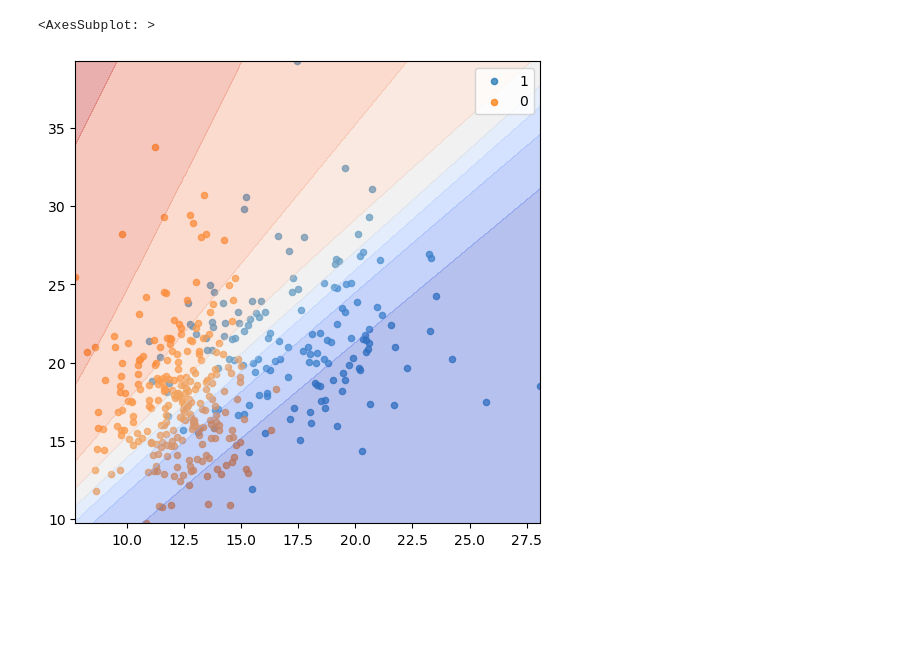
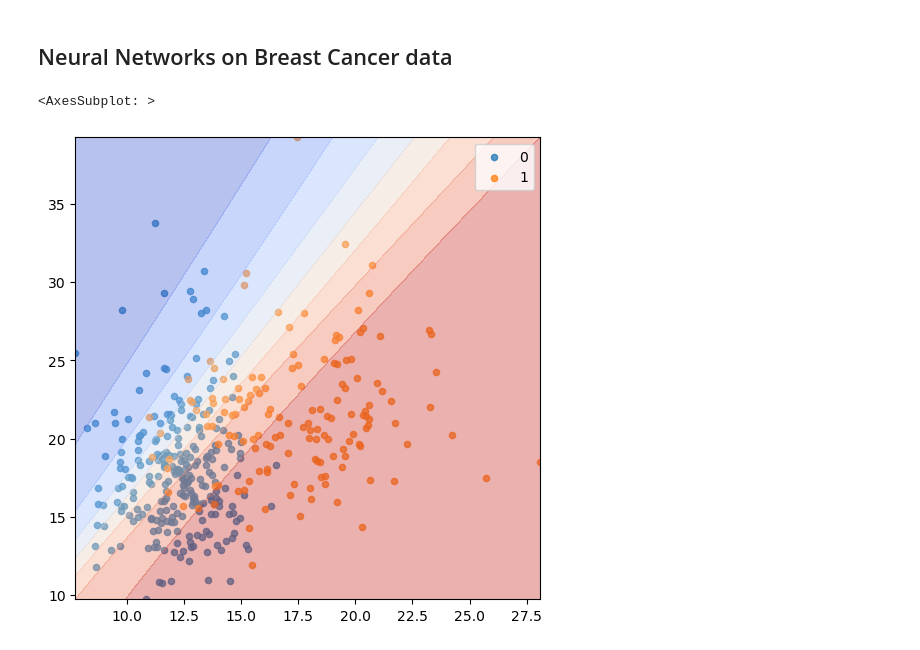
Before and after one commit to aaamini/torch-tut, a Jupyter notebook: W23/nn_basic.ipynb, the cells around one changed output. Cells and saved outputs as stored; diff of their text form; code cells hidden in the pictures; blank space fills up the shorter version.

Commit message:
update to plot_decision_level_sets

```diff
--- a/W23/nn_basic.ipynb
+++ b/W23/nn_basic.ipynb
@@ -61,3 +58,5 @@ plt.plot(x, y.detach().numpy())
+# %% [markdown]
+## Neural Networks on Breast Cancer data
 # %%
 X_train, y_train, X_test, y_test = load_breast_cancer()
 
@@ -74,12 +69,12 @@ y_test = y_test.view(-1, 1)
 # %%
-from helpers import train, plot_decision_bounary
+from helpers import train, plot_decision_level_sets
 
 # model = nn.Sequential(SimpleNet(input_dim=2, hidden_dim=10), nn.Sigmoid())
 model = nn.Sequential(Dense(2,10),  Dense(10,1), nn.Sigmoid())
-plot_decision_bounary(model, X_train, y_train)
+plot_decision_level_sets(model, X_train, y_train)
 # %% [output]
 <AxesSubplot: >
-[figure, old version]
+[figure, new version]
 # %%
 from helpers import gd_with_momentum2
 
```
Also changed, not shown: parts of 7 cells of this notebook, 3 other files.
